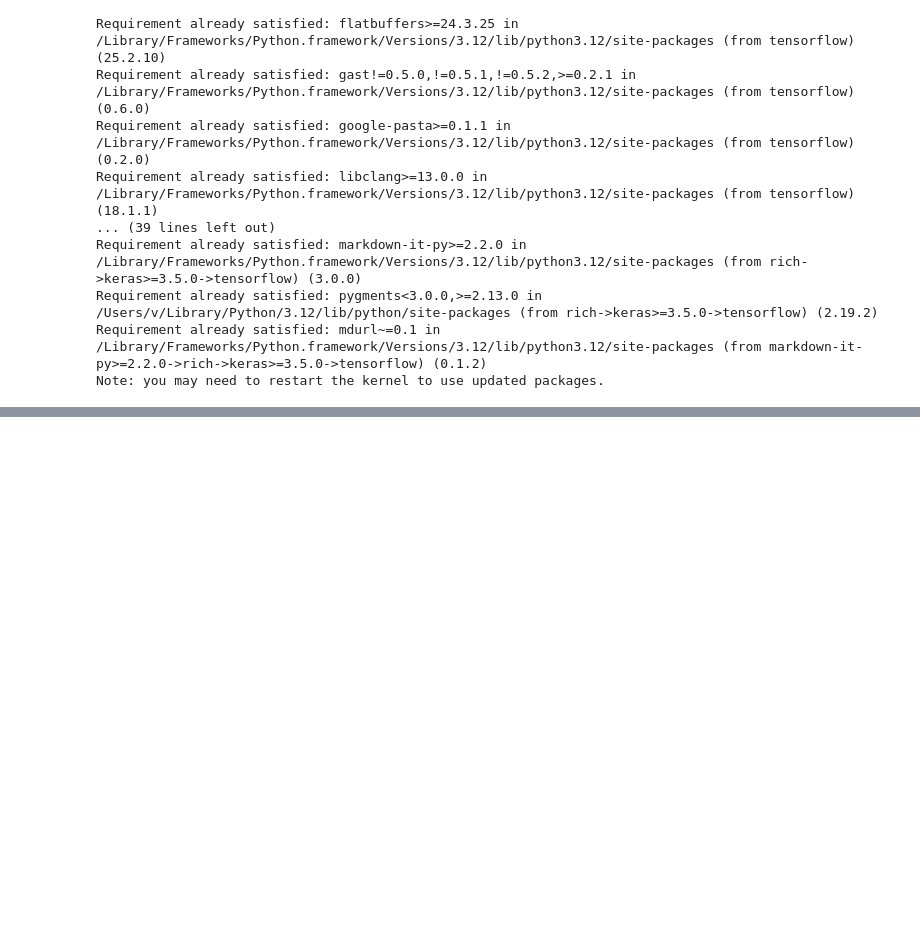
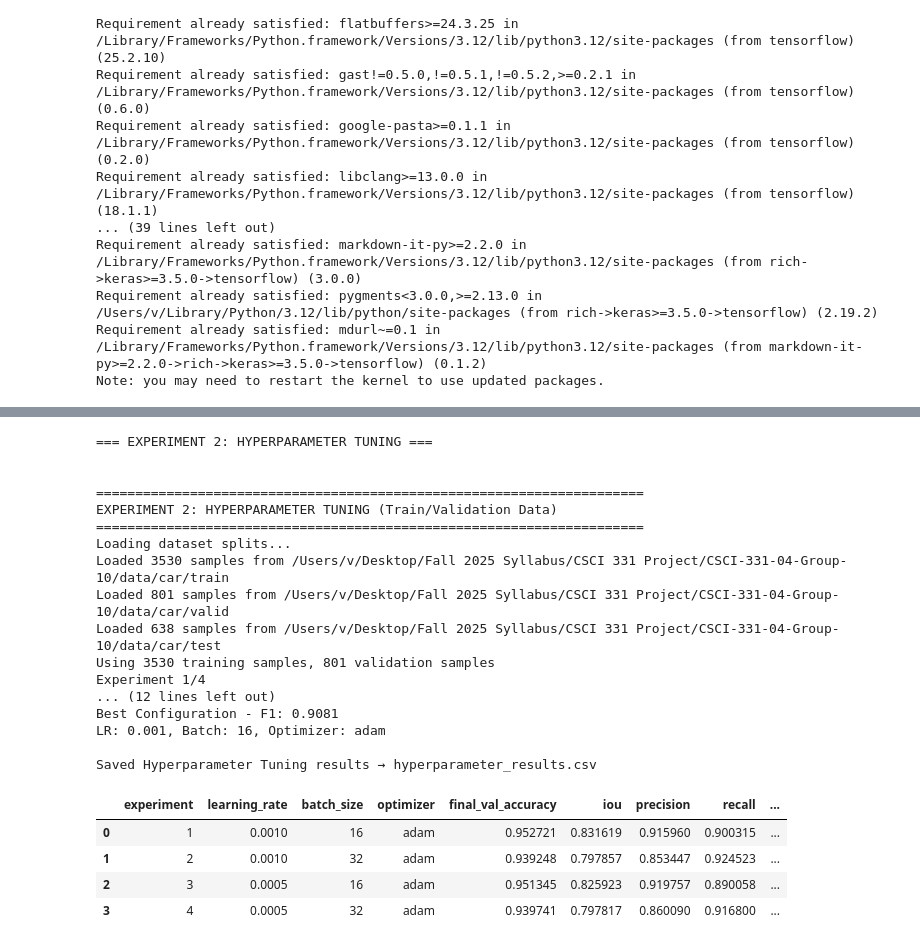
Before and after one commit to alextyhwang/CSCI-331-04-Group-10, a Jupyter notebook: code/train_UNET2.ipynb, the cells around one changed output, grey strips where cells are left out. Drawn from its saved outputs; the diff is of its cells as text; code cells hidden in the pictures; blank space fills up the shorter version.

Commit message:
Trained U-Net model with results

```diff
--- a/code/train_UNET2.ipynb
+++ b/code/train_UNET2.ipynb
@@ -311,9 +311,9 @@ def run_hyperparameter_tuning(data_path, tuning_epochs=10):
     (X_train, y_train), (X_val, y_val), _ = load_complete_dataset(data_path)
 
     hyperparameters = {
-        'learning_rate': [0.001, 0.0001, 0.0005],
-        'batch_size': [16, 32, 64],
-        'optimizer': ['adam', 'rmsprop']
+        'learning_rate': [0.001, 0.0005],
+        'batch_size': [16, 32],
+        'optimizer': ['adam']
     }
 
     print(f"Using {len(X_train)} training samples, {len(X_val)} validation samples")
@@ -553,0 +533,6 @@ Experiment 1/18
+# %%
+# === GLOBAL DATA PATH ===
+DATA_PATH = "/Users/v/Desktop/Fall 2025 Syllabus/CSCI 331 Project/CSCI-331-04-Group-10/data/car"
+
+print("Using YOLO dataset located at:")
+print(DATA_PATH)
@@ -553,0 +590,44 @@ Experiment 1/18
+# %%
+def experiment_hyperparameter_tuning():
+    """
+    Runs ONLY hyperparameter tuning.
+    Saves: hyperparameter_results.csv
+    """
+    print("\n=== EXPERIMENT 2: HYPERPARAMETER TUNING ===\n")
+
+    hyper_results, hyper_df = run_hyperparameter_tuning(
+        data_path=DATA_PATH,
+        tuning_epochs=15
+    )
+
+    # Save results
+    hyper_df.to_csv("hyperparameter_results.csv", index=False)
+    print("\nSaved Hyperparameter Tuning results → hyperparameter_results.csv")
+
+    display(hyper_df)
+    return hyper_results, hyper_df
+# %%
+hyper_results, hyper_df = experiment_hyperparameter_tuning()
+# %% [output]
+=== EXPERIMENT 2: HYPERPARAMETER TUNING ===
+
+
+======================================================================
+EXPERIMENT 2: HYPERPARAMETER TUNING (Train/Validation Data)
+======================================================================
+Loading dataset splits...
+Loaded 3530 samples from /Users/v/Desktop/Fall 2025 Syllabus/CSCI 331 Project/CSCI-331-04-Group-10/data/car/train
+Loaded 801 samples from /Users/v/Desktop/Fall 2025 Syllabus/CSCI 331 Project/CSCI-331-04-Group-10/data/car/valid
+Loaded 638 samples from /Users/v/Desktop/Fall 2025 Syllabus/CSCI 331 Project/CSCI-331-04-Group-10/data/car/test
+Using 3530 training samples, 801 validation samples
+Experiment 1/4
+... (12 lines left out)
+Best Configuration - F1: 0.9081
+LR: 0.001, Batch: 16, Optimizer: adam
+
+Saved Hyperparameter Tuning results → hyperparameter_results.csv
+|  | experiment | learning_rate | batch_size | optimizer | final_val_accuracy | iou | precision | recall | ... |
+| 0 | 1 | 0.0010 | 16 | adam | 0.952721 | 0.831619 | 0.915960 | 0.900315 | ... |
+| 1 | 2 | 0.0010 | 32 | adam | 0.939248 | 0.797857 | 0.853447 | 0.924523 | ... |
+| 2 | 3 | 0.0005 | 16 | adam | 0.951345 | 0.825923 | 0.919757 | 0.890058 | ... |
+| 3 | 4 | 0.0005 | 32 | adam | 0.939741 | 0.797817 | 0.860090 | 0.916800 | ... |
```
Also changed, not shown: parts of 8 cells of this notebook.
